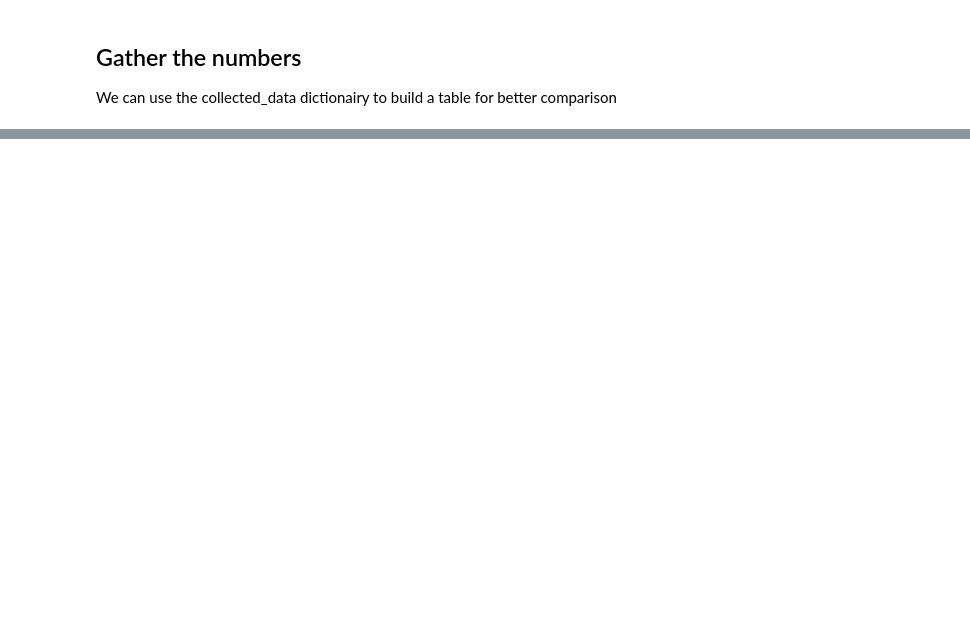
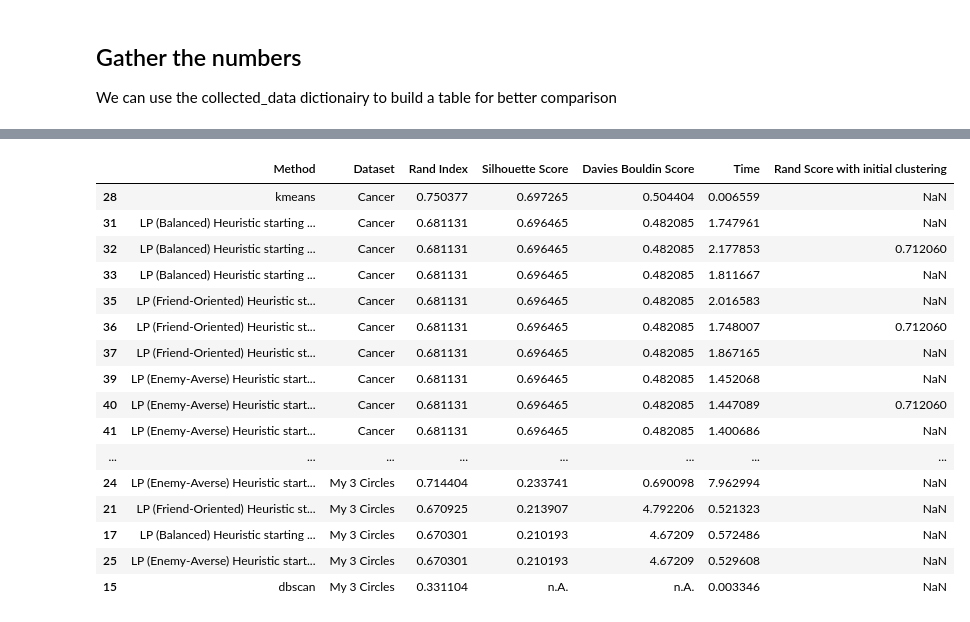
Before and after one commit to tr1gergo/local-popular, a Jupyter notebook: BenchmarkClustering.ipynb, the cells around one changed output, grey strips where cells are left out. Saved outputs shown, nothing was run; the diff lists cells and outputs as text; code cells hidden in the pictures; blank space fills up the shorter version.

```diff
--- a/BenchmarkClustering.ipynb
+++ b/BenchmarkClustering.ipynb
@@ -224,0 +737,32 @@ print(collected_data)
+# %%
+import pandas as pd
+records = []
+for (method, dataset), metrics in collected_data.items():
+    record = {'Method': method, 'Dataset': dataset}
+    record.update(metrics)
+    records.append(record)
+
+df = pd.DataFrame(records)
+
+
+# Example usage:
+sorted_df = sort_within_datasets(df, 'Rand Index', ascending=False)
+sorted_df
+# %% [output]
+|  | Method | Dataset | Rand Index | Silhouette Score | Davies Bouldin Score | Time | Rand Score with initial clustering |
+| 28 | kmeans | Cancer | 0.750377 | 0.697265 | 0.504404 | 0.006559 | NaN |
+| 31 | LP (Balanced) Heuristic starting ... | Cancer | 0.681131 | 0.696465 | 0.482085 | 1.747961 | NaN |
+| 32 | LP (Balanced) Heuristic starting ... | Cancer | 0.681131 | 0.696465 | 0.482085 | 2.177853 | 0.712060 |
+| 33 | LP (Balanced) Heuristic starting ... | Cancer | 0.681131 | 0.696465 | 0.482085 | 1.811667 | NaN |
+| 35 | LP (Friend-Oriented) Heuristic st... | Cancer | 0.681131 | 0.696465 | 0.482085 | 2.016583 | NaN |
+| 36 | LP (Friend-Oriented) Heuristic st... | Cancer | 0.681131 | 0.696465 | 0.482085 | 1.748007 | 0.712060 |
+| 37 | LP (Friend-Oriented) Heuristic st... | Cancer | 0.681131 | 0.696465 | 0.482085 | 1.867165 | NaN |
+| 39 | LP (Enemy-Averse) Heuristic start... | Cancer | 0.681131 | 0.696465 | 0.482085 | 1.452068 | NaN |
+| 40 | LP (Enemy-Averse) Heuristic start... | Cancer | 0.681131 | 0.696465 | 0.482085 | 1.447089 | 0.712060 |
+| 41 | LP (Enemy-Averse) Heuristic start... | Cancer | 0.681131 | 0.696465 | 0.482085 | 1.400686 | NaN |
+| ... | ... | ... | ... | ... | ... | ... | ... |
+| 24 | LP (Enemy-Averse) Heuristic start... | My 3 Circles | 0.714404 | 0.233741 | 0.690098 | 7.962994 | NaN |
+| 21 | LP (Friend-Oriented) Heuristic st... | My 3 Circles | 0.670925 | 0.213907 | 4.792206 | 0.521323 | NaN |
+| 17 | LP (Balanced) Heuristic starting ... | My 3 Circles | 0.670301 | 0.210193 | 4.67209 | 0.572486 | NaN |
+| 25 | LP (Enemy-Averse) Heuristic start... | My 3 Circles | 0.670301 | 0.210193 | 4.67209 | 0.529608 | NaN |
+| 15 | dbscan | My 3 Circles | 0.331104 | n.A. | n.A. | 0.003346 | NaN |
```
Also changed, not shown: parts of 10 cells of this notebook, 1 other file.
